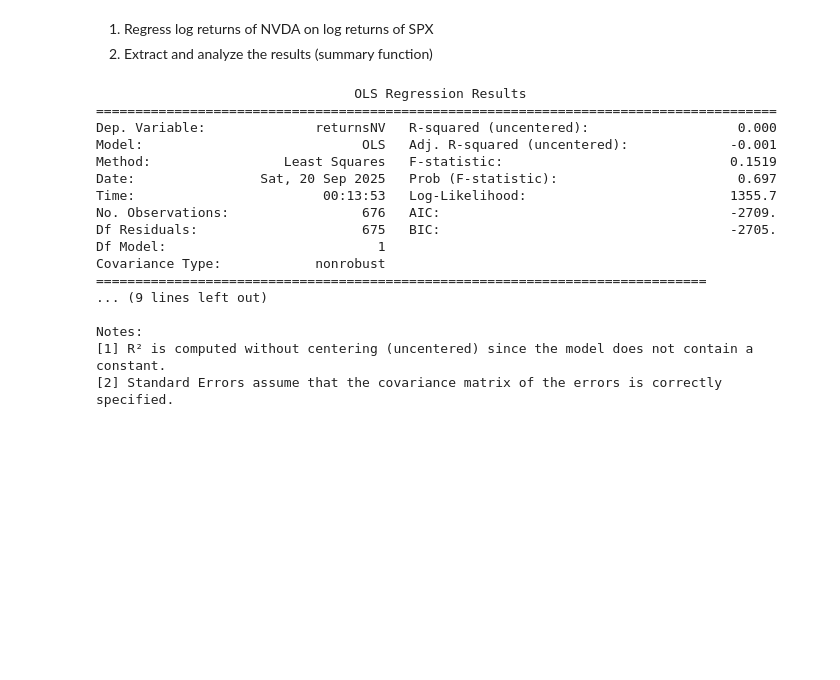
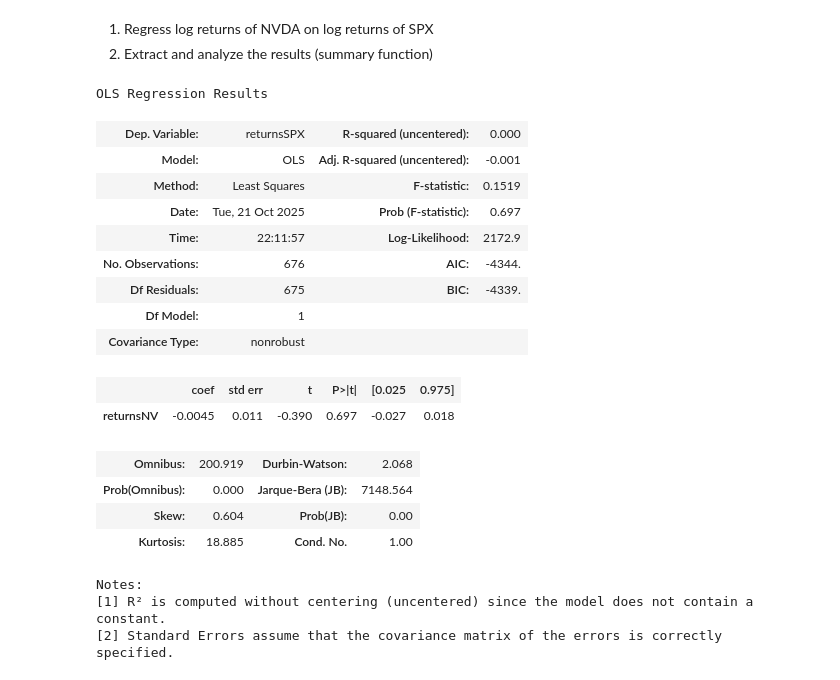
Before and after one commit to Teufelsfrucht17/AufgabenEconometrics, a Jupyter notebook: Coding_Tutorial_1_shell.ipynb, the cells around one changed output. Saved outputs shown, nothing was run; the diff lists cells and outputs as text; code cells hidden in the pictures; blank space fills up the shorter version.

```diff
--- a/Coding_Tutorial_1_shell.ipynb
+++ b/Coding_Tutorial_1_shell.ipynb
@@ -157,24 +150,26 @@ plt.show()
 1) Regress log returns of NVDA on log returns of SPX
 2) Extract and analyze the results (summary function)
 # %%
-ols = sm.regression.linear_model.OLS(df['returnsNV'], df['returnsSPX']).fit()
+ols = sm.regression.linear_model.OLS(df["returnsSPX"], df['returnsNV']).fit()
 
-print(ols.summary())
+ols.summary()
 # %% [output]
-                                 OLS Regression Results
-=======================================================================================
-Dep. Variable:              returnsNV   R-squared (uncentered):                   0.000
-Model:                            OLS   Adj. R-squared (uncentered):             -0.001
-Method:                 Least Squares   F-statistic:                             0.1519
-Date:                Sat, 20 Sep 2025   Prob (F-statistic):                       0.697
-Time:                        00:13:53   Log-Likelihood:                          1355.7
-No. Observations:                 676   AIC:                                     -2709.
-Df Residuals:                     675   BIC:                                     -2705.
-Df Model:                           1
-Covariance Type:            nonrobust
-==============================================================================
-... (9 lines left out)
-
-Notes:
-[1] R² is computed without centering (uncentered) since the model does not contain a constant.
-[2] Standard Errors assume that the covariance matrix of the errors is correctly specified.
+OLS Regression Results
+| Dep. Variable: | returnsSPX | R-squared (uncentered): | 0.000 |
+| Model: | OLS | Adj. R-squared (uncentered): | -0.001 |
+| Method: | Least Squares | F-statistic: | 0.1519 |
+| Date: | Tue, 21 Oct 2025 | Prob (F-statistic): | 0.697 |
+| Time: | 22:11:57 | Log-Likelihood: | 2172.9 |
+| No. Observations: | 676 | AIC: | -4344. |
+| Df Residuals: | 675 | BIC: | -4339. |
+| Df Model: | 1 |  |  |
+| Covariance Type: | nonrobust |  |  |
+|  | coef | std err | t | P>|t| | [0.025 | 0.975] |
+| returnsNV | -0.0045 | 0.011 | -0.390 | 0.697 | -0.027 | 0.018 |
+| Omnibus: | 200.919 | Durbin-Watson: | 2.068 |
+| Prob(Omnibus): | 0.000 | Jarque-Bera (JB): | 7148.564 |
+| Skew: | 0.604 | Prob(JB): | 0.00 |
+| Kurtosis: | 18.885 | Cond. No. | 1.00 |
+Notes:
+[1] R² is computed without centering (uncentered) since the model does not contain a constant.
+[2] Standard Errors assume that the covariance matrix of the errors is correctly specified.
```
Also changed, not shown: parts of 3 cells of this notebook, 2 other files.
